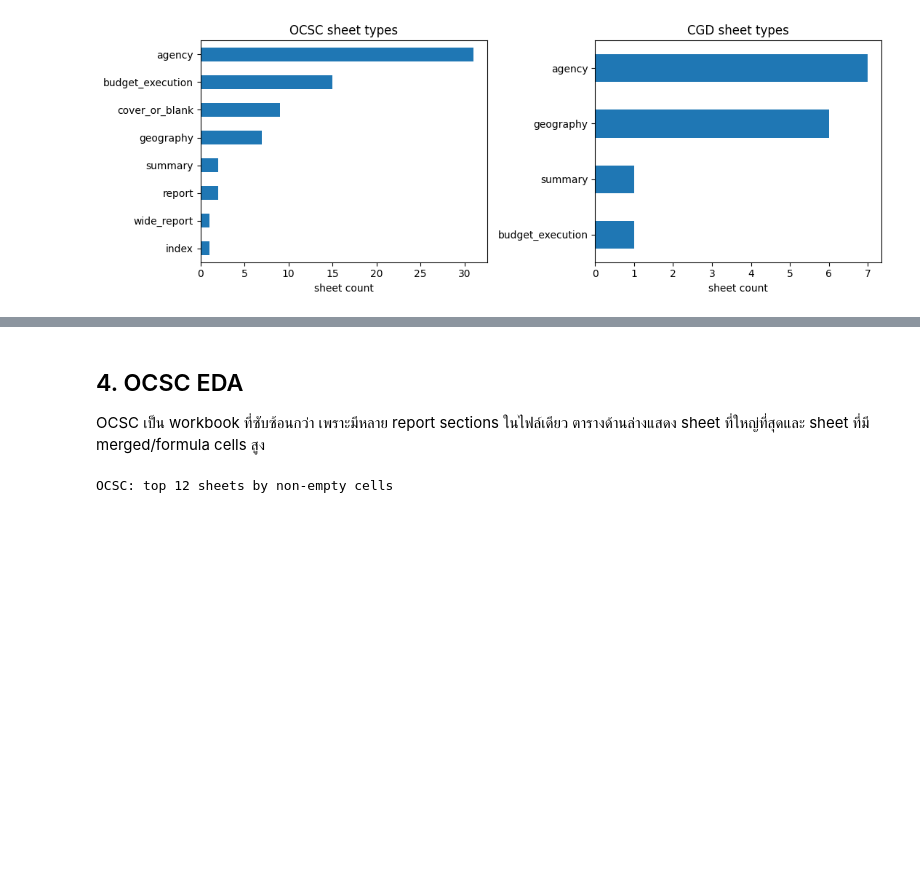
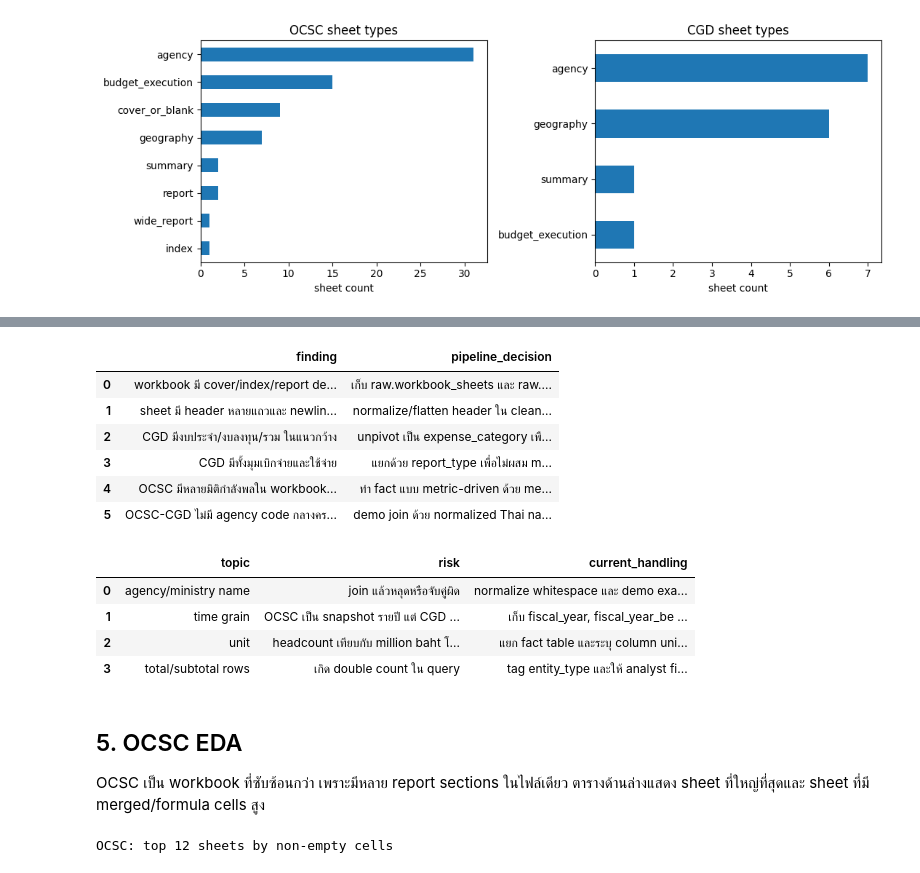
Before and after one commit to Palapluem/isap-dataengineer-2026, a Jupyter notebook: notebooks/01_eda_data_profiling.ipynb, the cells around one changed output, grey strips where cells are left out. Drawn from its saved outputs; the diff is of its cells as text; code cells hidden in the pictures; blank space fills up the shorter version.

Commit message:
Enhance EDA notebook decision narrative

```diff
--- a/notebooks/01_eda_data_profiling.ipynb
+++ b/notebooks/01_eda_data_profiling.ipynb
@@ -130,5 +134,74 @@ plt.show()
+# %%
+eda_decisions = pd.DataFrame(
+    [
+        {
+            "finding": "workbook มี cover/index/report decoration",
+            "pipeline_decision": "เก็บ raw.workbook_sheets และ raw.cells เพื่อ audit ก่อนทำ staging",
+        },
+        {
+            "finding": "sheet มี header หลายแถวและ newline ในชื่อ column",
+            "pipeline_decision": "normalize/flatten header ใน clean.py และ extractor",
+        },
+        {
+            "finding": "CGD มีงบประจำ/งบลงทุน/รวม ในแนวกว้าง",
+            "pipeline_decision": "unpivot เป็น expense_category เพื่อให้ query ง่าย",
+        },
+        {
+            "finding": "CGD มีทั้งมุมเบิกจ่ายและใช้จ่าย",
+            "pipeline_decision": "แยกด้วย report_type เพื่อไม่ผสม metric คนละนิยาม",
+        },
+        {
+            "finding": "OCSC มีหลายมิติกำลังพลใน workbook เดียว",
+            "pipeline_decision": "ทำ fact แบบ metric-driven ด้วย metric_name และ metric_group",
+        },
+        {
+            "finding": "OCSC-CGD ไม่มี agency code กลางครบทุก sheet",
+            "pipeline_decision": "demo join ด้วย normalized Thai name; production ควรมี master agency mapping",
+        },
+    ]
+)
+display(eda_decisions)
+
+cross_dataset_notes = pd.DataFrame(
+    [
+        {
+            "topic": "agency/ministry name",
+            "risk": "join แล้วหลุดหรือจับคู่ผิด",
+            "current_handling": "normalize whitespace และ demo exact-name join",
+        },
+        {
+            "topic": "time grain",
+            "risk": "OCSC เป็น snapshot รายปี แต่ CGD เป็น as-of date",
+            "current_handling": "เก็บ fiscal_year, fiscal_year_be และ as_of_date แยกกัน",
+        },
+        {
+            "topic": "unit",
+            "risk": "headcount เทียบกับ million baht โดยตรงไม่ได้",
+            "current_handling": "แยก fact table และระบุ column unit ชัดเจน",
+        },
+        {
+            "topic": "total/subtotal rows",
+            "risk": "เกิด double count ใน query",
+            "current_handling": "tag entity_type และให้ analyst filter ได้",
+        },
+    ]
+)
+display(cross_dataset_notes)
+# %% [output]
+|  | finding | pipeline_decision |
+| 0 | workbook มี cover/index/report de... | เก็บ raw.workbook_sheets และ raw.... |
+| 1 | sheet มี header หลายแถวและ newlin... | normalize/flatten header ใน clean... |
+| 2 | CGD มีงบประจำ/งบลงทุน/รวม ในแนวกว้าง | unpivot เป็น expense_category เพื... |
+| 3 | CGD มีทั้งมุมเบิกจ่ายและใช้จ่าย | แยกด้วย report_type เพื่อไม่ผสม m... |
+| 4 | OCSC มีหลายมิติกำลังพลใน workbook... | ทำ fact แบบ metric-driven ด้วย me... |
+| 5 | OCSC-CGD ไม่มี agency code กลางคร... | demo join ด้วย normalized Thai na... |
+|  | topic | risk | current_handling |
+| 0 | agency/ministry name | join แล้วหลุดหรือจับคู่ผิด | normalize whitespace และ demo exa... |
+| 1 | time grain | OCSC เป็น snapshot รายปี แต่ CGD ... | เก็บ fiscal_year, fiscal_year_be ... |
+| 2 | unit | headcount เทียบกับ million baht โ... | แยก fact table และระบุ column uni... |
+| 3 | total/subtotal rows | เกิด double count ใน query | tag entity_type และให้ analyst fi... |
 # %% [markdown]
-## 4. OCSC EDA
+## 5. OCSC EDA
 
 OCSC เป็น workbook ที่ซับซ้อนกว่า เพราะมีหลาย report sections ในไฟล์เดียว ตารางด้านล่างแสดง sheet ที่ใหญ่ที่สุดและ sheet ที่มี merged/formula cells สูง
 # %%
```
Also changed, not shown: parts of 6 cells of this notebook, 1 other file.
